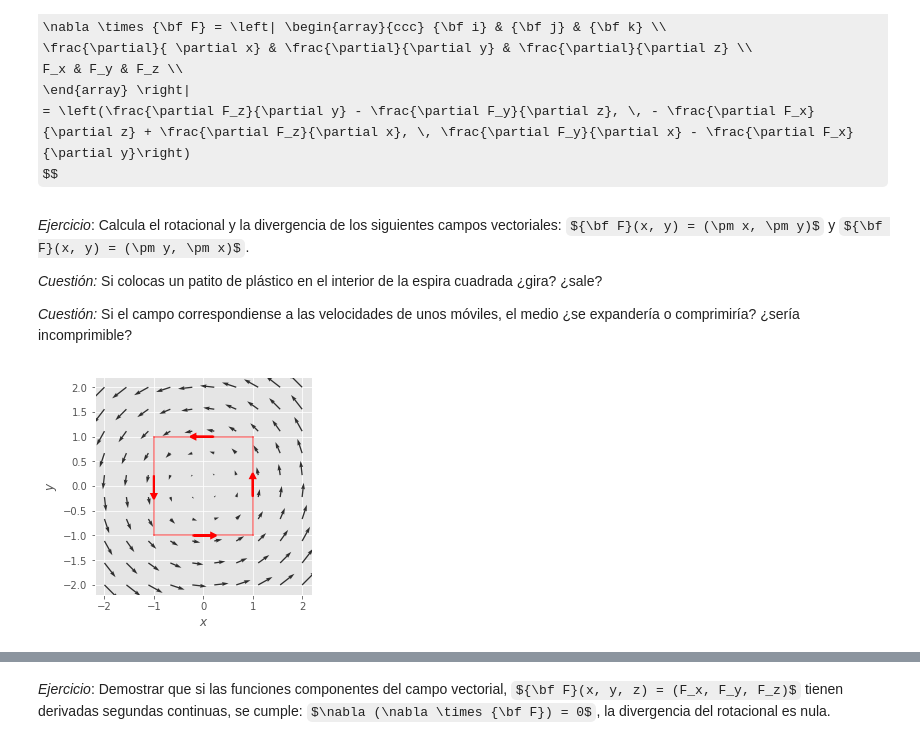
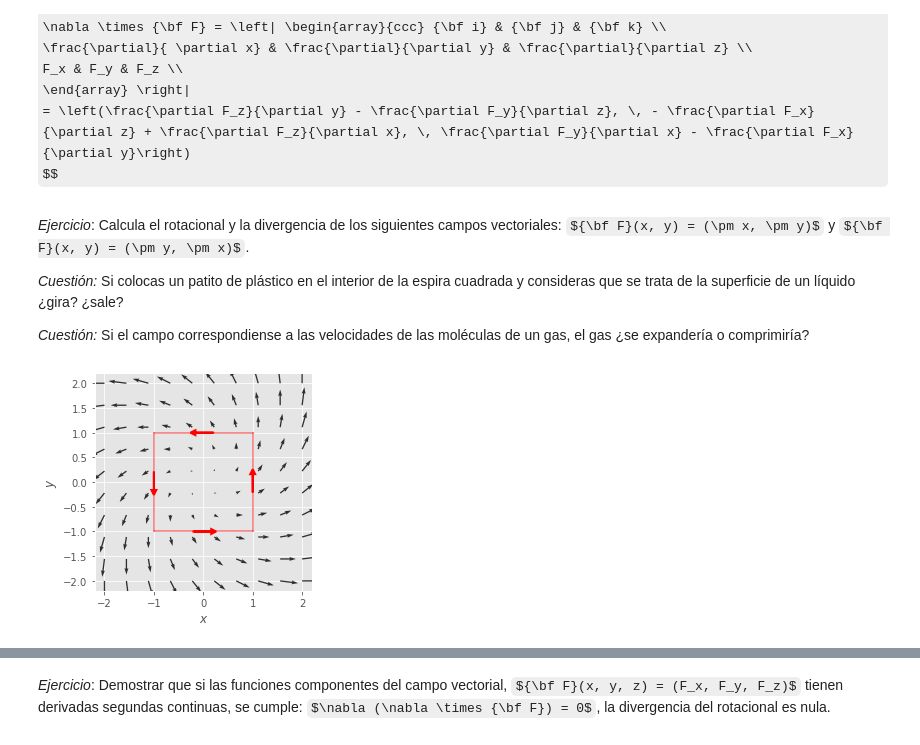
Before and after one commit to jahernando/USC-MMIII, a Jupyter notebook: tcalvec_rotdiv_conservativos.ipynb, the cells around one changed output, grey strips where cells are left out. Cells and saved outputs as stored; diff of their text form; code cells hidden in the pictures; some formulas as TeX source.

```diff
--- a/tcalvec_rotdiv_conservativos.ipynb
+++ b/tcalvec_rotdiv_conservativos.ipynb
@@ -77,22 +77,23 @@ $$
 # %% [markdown]
 *Ejercicio*: Calcula el rotacional y la divergencia de los siguientes campos vectoriales: ${\bf F}(x, y) = (\pm x, \pm y)$ y ${\bf F}(x, y) = (\pm y, \pm x)$.
 
-*Cuestión:* Si colocas un patito de plástico en el interior de la espira cuadrada ¿gira? ¿sale?
+*Cuestión:* Si colocas un patito de plástico en el interior de la espira cuadrada y consideras que se trata de la superficie de un líquido ¿gira? ¿sale?
 
-*Cuestión:* Si el campo correspondiense a las velocidades de unos móviles, el medio ¿se expandería o comprimiría? ¿sería incomprimible?
+*Cuestión:* Si el campo correspondiense a las velocidades de las moléculas de un gas, el gas ¿se expandería o comprimiría?
 # %%
 xrange = (-2., 2., 10)
-Ex = lambda x, y:  -y/2
-Ey = lambda x, y:   x/2
+Ex = lambda x, y:  -y/2 + x/2
+Ey = lambda x, y:   x/2 + y/2
 gf.quiver2d(Ex, Ey, xrange, xrange);
 x0, y0, xside, yside = -1, -1., 2., 2.
 gf.square( (x0, y0), xside, yside, color = 'r');
 gf.arrow ( x0 + 0.4 * xside, y0              ,  0.2 * xside,  0.0       , head = 0.1, color = 'r');
 gf.arrow ( x0 + xside      , y0 + 0.4 * yside,  0.0        ,  0.2* yside, head = 0.1, color = 'r');
 gf.arrow ( x0 + 0.6 * xside, y0 + 1.0 * yside, -0.2 * xside,  0.0       , head = 0.1, color = 'r');
 gf.arrow ( x0              , y0 + 0.6 * yside,  0.0        , -0.2* yside, head = 0.1, color = 'r');
+plt.gca().set_aspect('equal', 'box')
 # %% [output]
-[figure, old version]
+[figure, new version]
 # %%
 gf.quiver2d(Ex, Ey, xrange, xrange);
 x0, y0, xside, yside = -1, -1., 2., 2.
```
Also changed, not shown: parts of 10 cells of this notebook, 1 other file.
